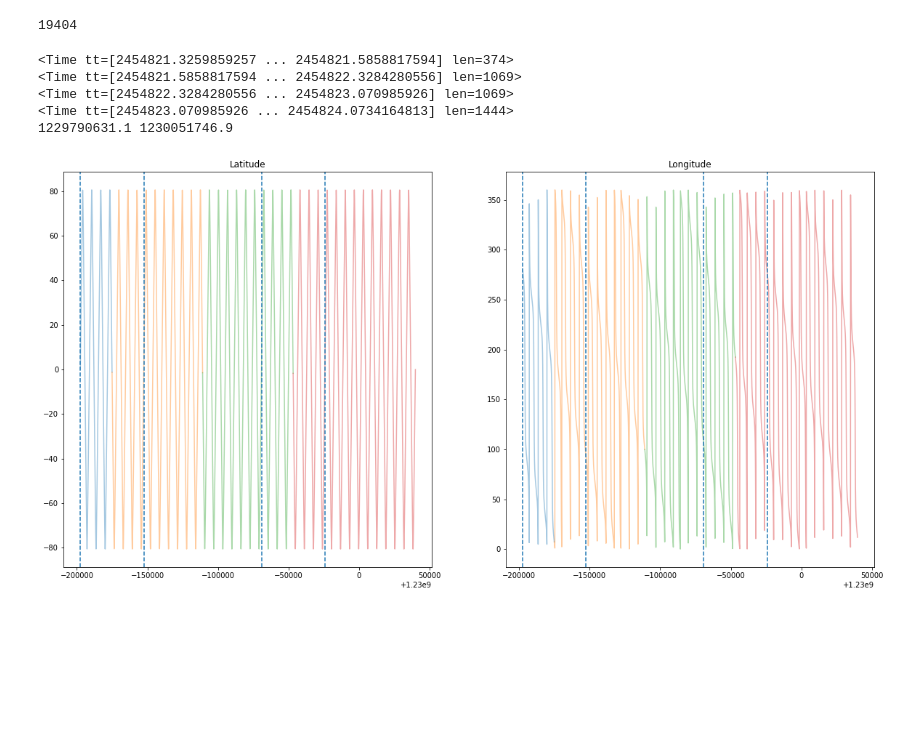
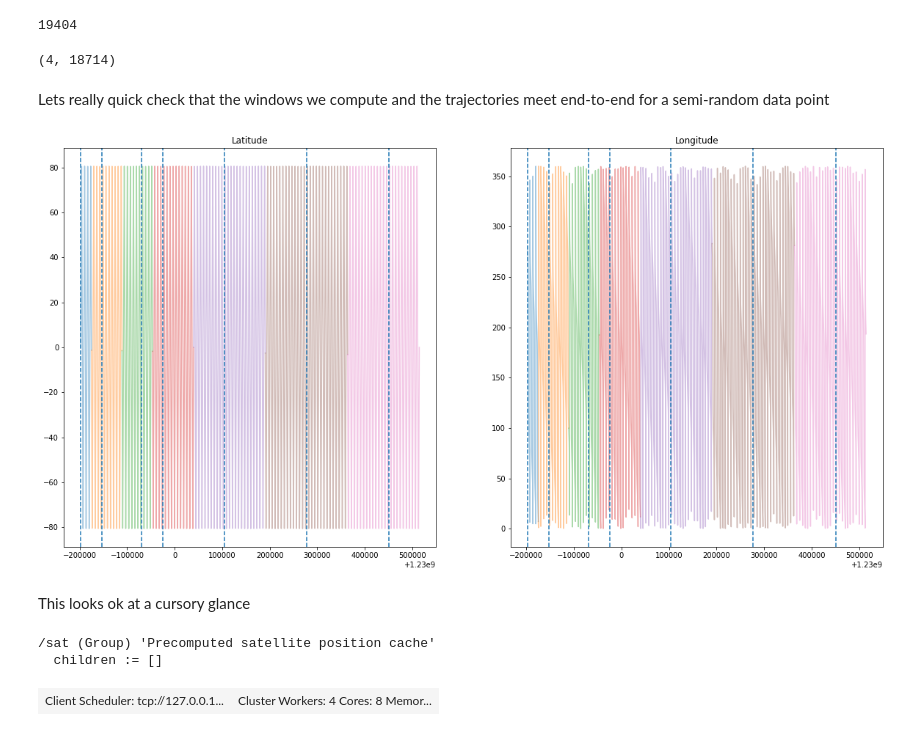
Before and after one commit to att-vault/vault, a Jupyter notebook: Notebook/TLE_precompute.ipynb, the cells around one changed output. Cells and saved outputs as stored; diff of their text form; code cells hidden in the pictures; blank space fills up the shorter version.

```diff
--- a/Notebook/TLE_precompute.ipynb
+++ b/Notebook/TLE_precompute.ipynb
@@ -16,9 +125,6 @@ ts = api.load.timescale()
 # %%
-h5file = open_file("/data/Indexed_TLE/reduced.h5", mode="r+")
-tle_table = h5file.root.tle_sorted
-
 # TODO: Precompute this. it takes a while to scrape the whole col...
-all_ids = set(tle_table.cols.norad_id)
+all_ids = get_all_ids()
 len(all_ids)
 # %% [output]
 19404
@@ -116,32 +135,35 @@ windows = tlem.get_compute_windows()
+# %%
+windows.shape
+# %% [output]
+(4, 18714)
+# %% [markdown]
+Lets really quick check that the windows we compute and the trajectories meet end-to-end for a semi-random data point
 # %%
 import matplotlib.pyplot as plt
 
 fig, (ax1, ax2) = plt.subplots(1, 2)
 fig.set_size_inches(20,  10)
 
+tlem = TLEManager(list(all_ids)[-300])
+windows = tlem.get_compute_windows()
 
-for i, ((start, end), (tle1, tle2)) in enumerate(windows.items()):
+for i, (start, end, tle1, tle2) in enumerate(windows):
     times, lats, longs, alts = tlem.compute_lat_long_dist(start, end, tle1, tle2)
 
     ax1.set_title("Latitude")
-    ax1.plot(times, lats.degrees, alpha=0.4)
+    ax1.plot(times, lats, alpha=0.4)
 
     ax2.set_title("Longitude")
-    ax2.plot(times, longs.degrees, alpha=0.4)
+    ax2.plot(times, longs, alpha=0.4)
 
-    if i > 2:
+    if i > 5:
         break
 
+# Add vertical lines where there are TLE epochs
 xmin, xmax = ax1.get_xlim()
-print(xmin, xmax)
 for t in tlem.get_tle_times():
-    if(t>xmin and t < xmax):
+    if(t > xmin and t < xmax):
         ax1.axvline(t, ls="--")
         ax2.axvline(t, ls="--")
 # %% [output]
-<Time tt=[2454821.3259859257 ... 2454821.5858817594] len=374>
-<Time tt=[2454821.5858817594 ... 2454822.3284280556] len=1069>
-<Time tt=[2454822.3284280556 ... 2454823.070985926] len=1069>
-<Time tt=[2454823.070985926 ... 2454824.0734164813] len=1444>
-1229790631.1 1230051746.9
-[figure, old version]
+[figure, new version]
@@ -152,0 +170,2 @@ datetime.datetime
+# %% [markdown]
+This looks ok at a cursory glance
@@ -152,0 +177,5 @@ datetime.datetime
+# %%
+sat_group
+# %% [output]
+/sat (Group) 'Precomputed satellite position cache'
+  children := []
@@ -152,0 +185,4 @@ datetime.datetime
+# %%
+client
+# %% [output]
+| Client Scheduler: tcp://127.0.0.1... | Cluster Workers: 4 Cores: 8 Memor... |
```
Also changed, not shown: parts of 12 cells of this notebook.
